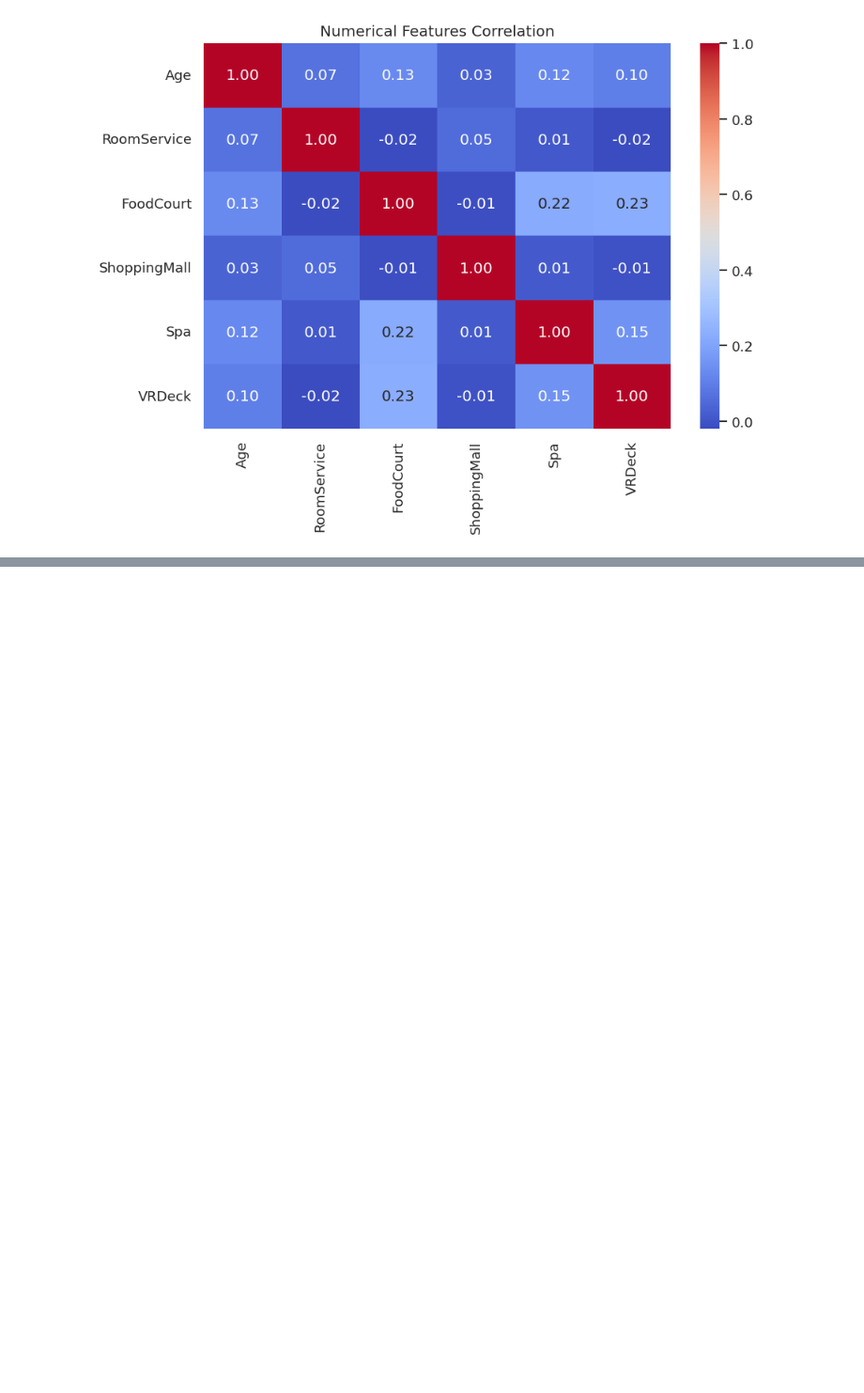
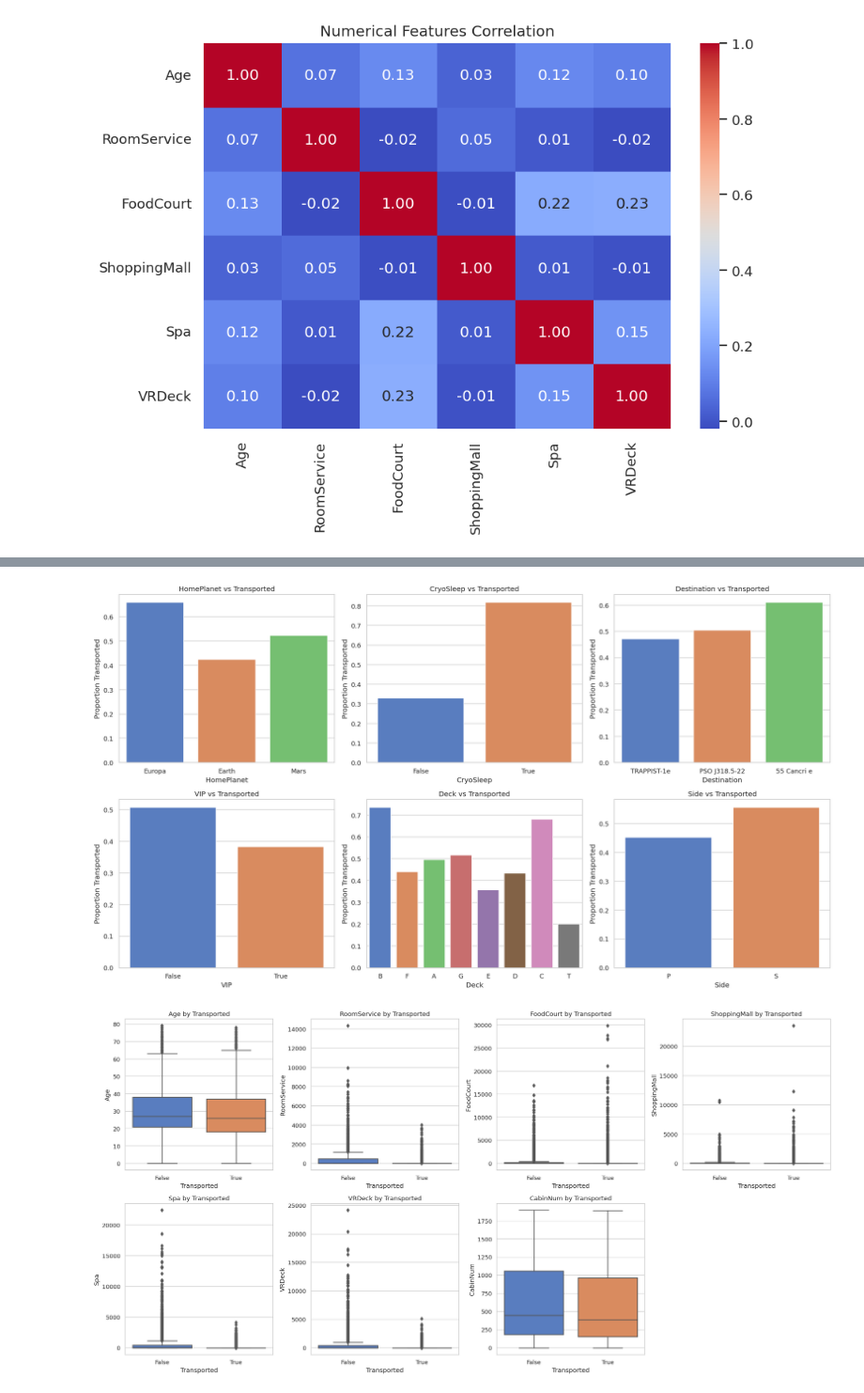
Before and after one commit to alabhastam/Spaceship-Titanic-competition, a Jupyter notebook: main.ipynb, the cells around one changed output, grey strips where cells are left out. Shown: that part at 94% size. Saved outputs shown, nothing was run; the diff lists cells and outputs as text; code cells hidden in the pictures; blank space fills up the shorter version.

Commit message:
Kaggle Notebook | Spaceship-Titanic-competition | cabit splite

```diff
--- a/main.ipynb
+++ b/main.ipynb
@@ -181,0 +186,17 @@ plt.show()
+# %%
+# Cabin split into Deck / Number / Side
+def split_cabin(df):
+    # Split cabin into three parts
+    cabin_split = df['Cabin'].str.split('/', expand=True)
+    df['Deck'] = cabin_split[0]
+    df['CabinNum'] = pd.to_numeric(cabin_split[1], errors='coerce')
+    df['Side'] = cabin_split[2]
+    return df
+
+# Apply to train and test
+train = split_cabin(train)
+test = split_cabin(test)
+
+# Quick check
+print(train[['Cabin', 'Deck', 'CabinNum', 'Side']].head(10))
+print(test[['Cabin', 'Deck', 'CabinNum', 'Side']].head(10))
@@ -181,0 +221,49 @@ plt.show()
+# %%
+
+
+# --- Categorical Features vs Target (updated) ---
+categorical_features = [
+    'HomePlanet', 'CryoSleep', 'Destination', 'VIP',
+    'Deck', 'Side'
+]
+
+fig, axes = plt.subplots(2, 3, figsize=(18, 10))
+axes = axes.flatten()
+
+for i, col in enumerate(categorical_features):
+    sns.barplot(
+        data=train, x=col, y='Transported',
+        estimator=lambda v: sum(v) / len(v),
+        ax=axes[i], errorbar=None
+    )
+    axes[i].set_title(f'{col} vs Transported')
+    axes[i].set_ylabel('Proportion Transported')
+    axes[i].set_xlabel(col)
+
+plt.tight_layout()
+plt.show()
+
+# --- Numerical Features vs Target (updated) ---
+numerical_features = [
+    'Age', 'RoomService', 'FoodCourt', 'ShoppingMall', 'Spa', 'VRDeck',
+    'CabinNum'
+]
+
+fig, axes = plt.subplots(2, 4, figsize=(20, 10))
+axes = axes.flatten()
+
+for i, col in enumerate(numerical_features):
+    sns.boxplot(
+        data=train, x='Transported', y=col, ax=axes[i]
+    )
+    axes[i].set_title(f'{col} by Transported')
+
+# Hide any empty subplot if len(numerical_features) < total axes
+for j in range(len(numerical_features), len(axes)):
+    fig.delaxes(axes[j])
+
+plt.tight_layout()
+plt.show()
+# %% [output]
+[figure, added]
+[figure, added]
```
Also changed, not shown: parts of 4 cells of this notebook.
